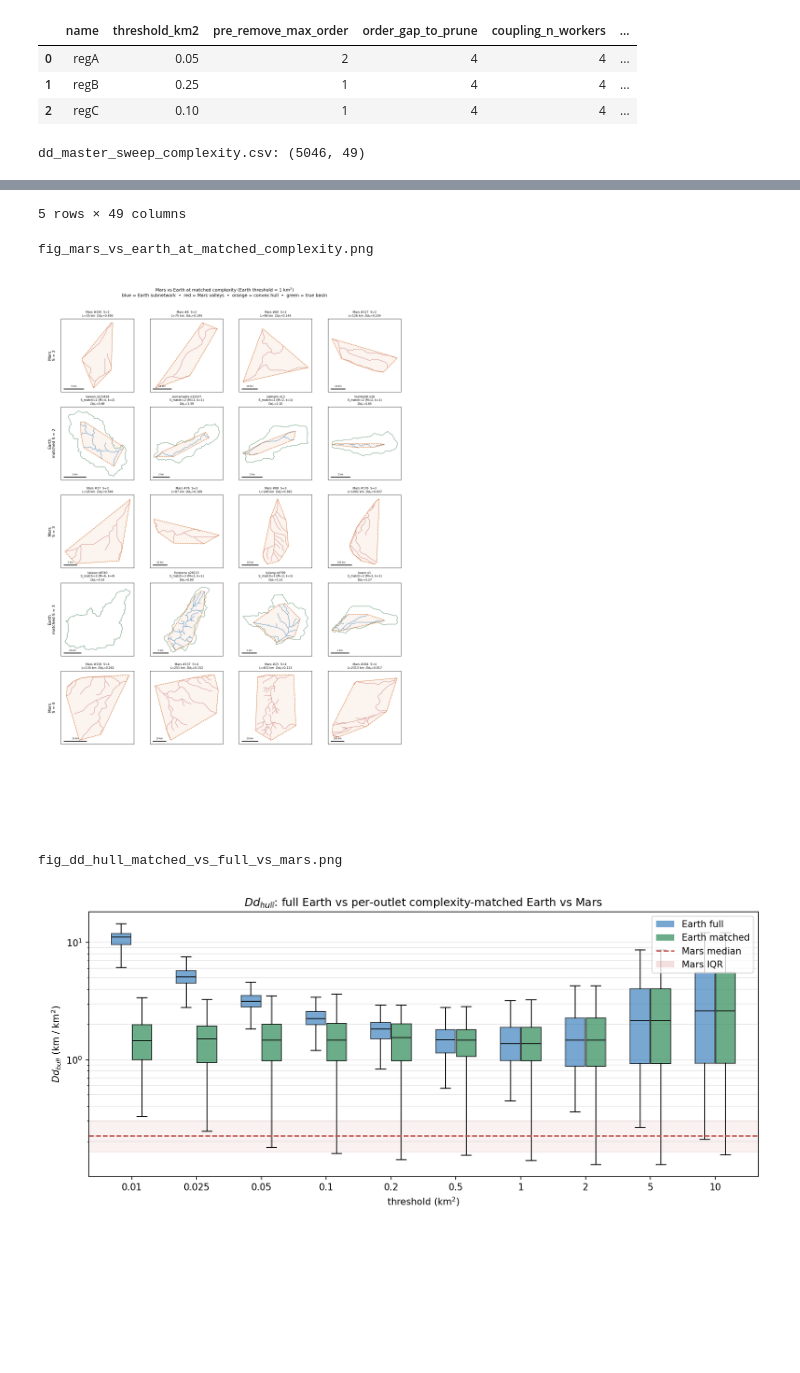
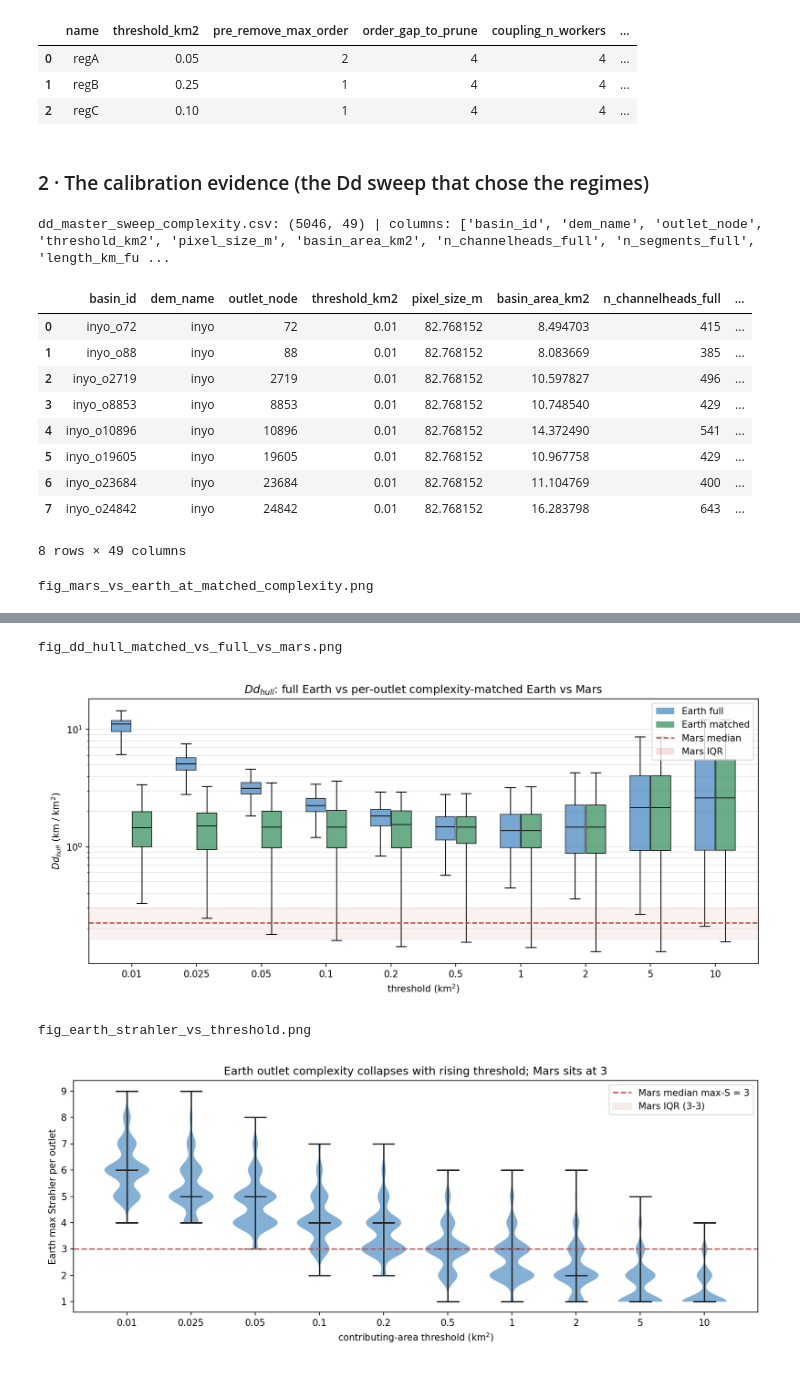
Before and after one commit to GP-Geo/CH_Project, a Jupyter notebook: notebooks/pipeline/04_earth_mars_regime_calibration.ipynb, the cells around one changed output, grey strips where cells are left out. Drawn from its saved outputs; the diff is of its cells as text; code cells hidden in the pictures; blank space fills up the shorter version.

```diff
--- a/notebooks/pipeline/04_earth_mars_regime_calibration.ipynb
+++ b/notebooks/pipeline/04_earth_mars_regime_calibration.ipynb
@@ -46,15 +44,34 @@ pd.DataFrame([r.__dict__ for r in REGIMES.values()])
 | 0 | regA | 0.05 | 2 | 4 | 4 | ... |
 | 1 | regB | 0.25 | 1 | 4 | 4 | ... |
 | 2 | regC | 0.10 | 1 | 4 | 4 | ... |
+# %% [markdown]
+### 2 · The calibration evidence (the Dd sweep that chose the regimes)
+# %%
+cal = RESULTS_DIR / 'drainage_density_calibration/complexity_calibration'
+csv = cal / 'dd_master_sweep_complexity.csv'
+if csv.exists():
+    s = pd.read_csv(csv)
+    print('dd_master_sweep_complexity.csv:', s.shape, '| columns:', list(s.columns)[:10])
+    display(s.head(8))
+# %% [output]
+dd_master_sweep_complexity.csv: (5046, 49) | columns: ['basin_id', 'dem_name', 'outlet_node', 'threshold_km2', 'pixel_size_m', 'basin_area_km2', 'n_channelheads_full', 'n_segments_full', 'length_km_fu ...
+|  | basin_id | dem_name | outlet_node | threshold_km2 | pixel_size_m | basin_area_km2 | n_channelheads_full | ... |
+| 0 | inyo_o72 | inyo | 72 | 0.01 | 82.768152 | 8.494703 | 415 | ... |
+| 1 | inyo_o88 | inyo | 88 | 0.01 | 82.768152 | 8.083669 | 385 | ... |
+| 2 | inyo_o2719 | inyo | 2719 | 0.01 | 82.768152 | 10.597827 | 496 | ... |
+| 3 | inyo_o8853 | inyo | 8853 | 0.01 | 82.768152 | 10.748540 | 429 | ... |
+| 4 | inyo_o10896 | inyo | 10896 | 0.01 | 82.768152 | 14.372490 | 541 | ... |
+| 5 | inyo_o19605 | inyo | 19605 | 0.01 | 82.768152 | 10.967758 | 429 | ... |
+| 6 | inyo_o23684 | inyo | 23684 | 0.01 | 82.768152 | 11.104769 | 400 | ... |
+| 7 | inyo_o24842 | inyo | 24842 | 0.01 | 82.768152 | 16.283798 | 643 | ... |
+8 rows × 49 columns
 # %%
 from IPython.display import Image, display
-cal = RESULTS_DIR / 'drainage_density_calibration/complexity_calibration'
-csv = cal / 'dd_master_sweep_complexity.csv'
-if csv.exists():
-    s = pd.read_csv(csv); print('dd_master_sweep_complexity.csv:', s.shape); display(s.head())
-for fig in ['fig_mars_vs_earth_at_matched_complexity.png', 'fig_dd_hull_matched_vs_full_vs_mars.png']:
+for fig in ['fig_mars_vs_earth_at_matched_complexity.png',
+            'fig_dd_hull_matched_vs_full_vs_mars.png',
+            'fig_earth_strahler_vs_threshold.png']:
     f = cal / fig
     if f.exists():
         print(fig); display(Image(filename=str(f)))
 # %% [output]
-dd_master_sweep_complexity.csv: (5046, 49)
+fig_mars_vs_earth_at_matched_complexity.png
@@ -67,5 +79,4 @@ dd_master_sweep_complexity.csv: (5046, 49)
-5 rows × 49 columns
+fig_dd_hull_matched_vs_full_vs_mars.png
+[figure]
-fig_mars_vs_earth_at_matched_complexity.png
+fig_earth_strahler_vs_threshold.png
-[figure]
-fig_dd_hull_matched_vs_full_vs_mars.png
-[figure]
+[figure, added]
```
Also changed, not shown: parts of 7 cells of this notebook, 16 other files.
